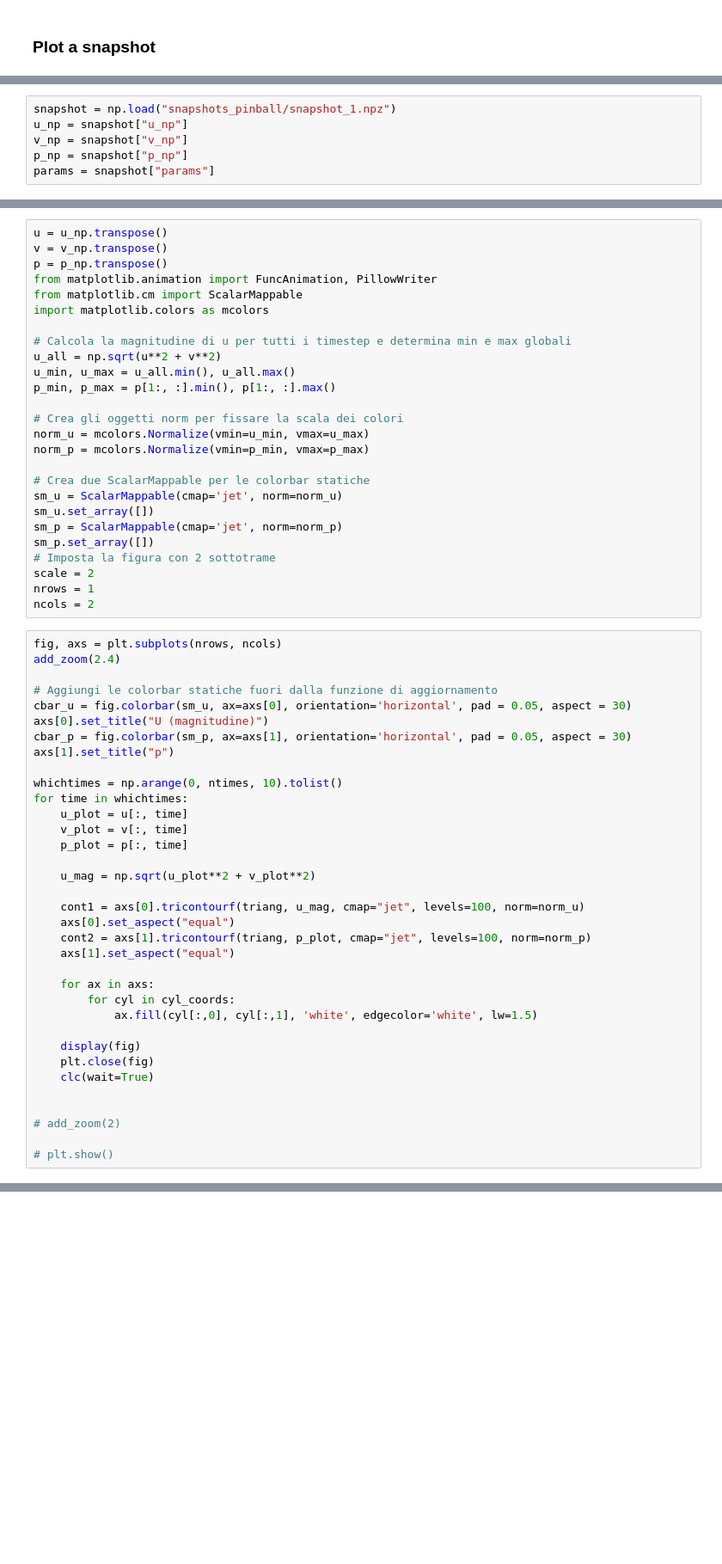
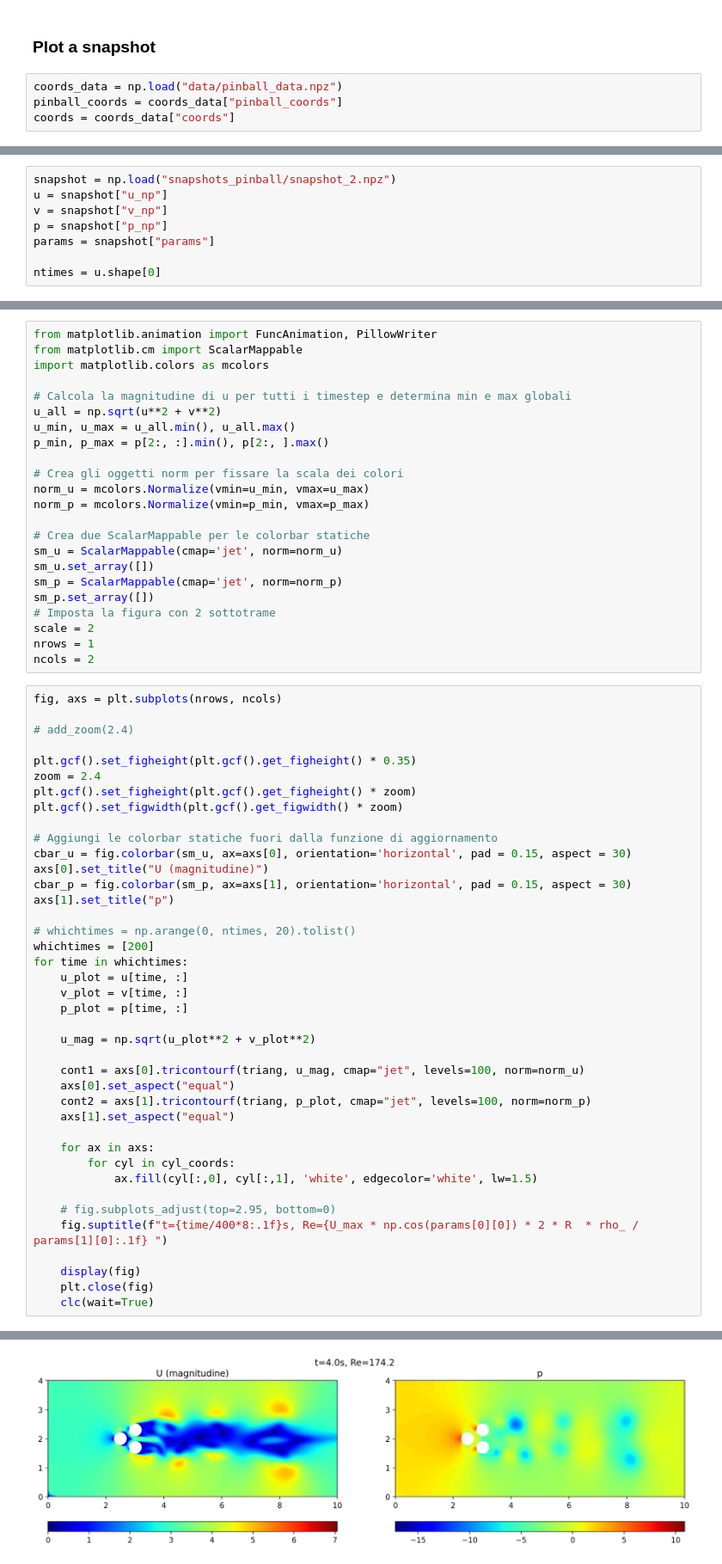
Before and after one commit to adrianoracano/mySHRED, a Jupyter notebook: plot_trajectory_pinball.ipynb, the cells around one changed output, grey strips where cells are left out. Shown at 86% size. Cells and saved outputs as stored; diff of their text form; blank space fills up the shorter version.

```diff
--- a/plot_trajectory_pinball.ipynb
+++ b/plot_trajectory_pinball.ipynb
@@ -856,3 +829,7 @@ np.savez("data/pinball_data.npz", naca0012_airfoil_coords = pinball_coords, naca
 # %% [markdown]
 ### Plot a snapshot
+# %%
+coords_data = np.load("data/pinball_data.npz")
+pinball_coords = coords_data["pinball_coords"]
+coords = coords_data["coords"]
 # %%
@@ -870,8 +847,10 @@ cyl_coords.append(pinball_coords[np.where((pinball_coords[:, 0] - centers[0][0])
 cyl_coords.append(pinball_coords[np.where((pinball_coords[:, 0] - centers[1][0])**2 + (pinball_coords[:, 1] - centers[1][1])**2 <= (R + 1e-3)**2)])
 cyl_coords.append(pinball_coords[np.where((pinball_coords[:, 0] - centers[2][0])**2 + (pinball_coords[:, 1] - centers[2][1])**2 <= (R + 1e-3)**2)])
 # %%
-snapshot = np.load("snapshots_pinball/snapshot_1.npz")
-u_np = snapshot["u_np"]
-v_np = snapshot["v_np"]
-p_np = snapshot["p_np"]
+snapshot = np.load("snapshots_pinball/snapshot_2.npz")
+u = snapshot["u_np"]
+v = snapshot["v_np"]
+p = snapshot["p_np"]
 params = snapshot["params"]
+
+ntimes = u.shape[0]
@@ -880,7 +857,4 @@ ntimes = u_np.shape[0]
 # %%
-u = u_np.transpose()
-v = v_np.transpose()
-p = p_np.transpose()
 from matplotlib.animation import FuncAnimation, PillowWriter
 from matplotlib.cm import ScalarMappable
 import matplotlib.colors as mcolors
@@ -888,7 +862,7 @@ import matplotlib.colors as mcolors
 # Calcola la magnitudine di u per tutti i timestep e determina min e max globali
 u_all = np.sqrt(u**2 + v**2)
 u_min, u_max = u_all.min(), u_all.max()
-p_min, p_max = p[1:, :].min(), p[1:, :].max()
+p_min, p_max = p[2:, :].min(), p[2:, ].max()
 
 # Crea gli oggetti norm per fissare la scala dei colori
 norm_u = mcolors.Normalize(vmin=u_min, vmax=u_max)
@@ -905,19 +879,26 @@ nrows = 1
 ncols = 2
 # %%
 fig, axs = plt.subplots(nrows, ncols)
-add_zoom(2.4)
+
+# add_zoom(2.4)
+
+plt.gcf().set_figheight(plt.gcf().get_figheight() * 0.35)
+zoom = 2.4
+plt.gcf().set_figheight(plt.gcf().get_figheight() * zoom)
+plt.gcf().set_figwidth(plt.gcf().get_figwidth() * zoom)
 
 # Aggiungi le colorbar statiche fuori dalla funzione di aggiornamento
-cbar_u = fig.colorbar(sm_u, ax=axs[0], orientation='horizontal', pad = 0.05, aspect = 30)
+cbar_u = fig.colorbar(sm_u, ax=axs[0], orientation='horizontal', pad = 0.15, aspect = 30)
 axs[0].set_title("U (magnitudine)")
-cbar_p = fig.colorbar(sm_p, ax=axs[1], orientation='horizontal', pad = 0.05, aspect = 30)
+cbar_p = fig.colorbar(sm_p, ax=axs[1], orientation='horizontal', pad = 0.15, aspect = 30)
 axs[1].set_title("p")
 
-whichtimes = np.arange(0, ntimes, 10).tolist()
+# whichtimes = np.arange(0, ntimes, 20).tolist()
+whichtimes = [200]
 for time in whichtimes:
-    u_plot = u[:, time]
-    v_plot = v[:, time]
-    p_plot = p[:, time]
+    u_plot = u[time, :]
+    v_plot = v[time, :]
+    p_plot = p[time, :]
 
     u_mag = np.sqrt(u_plot**2 + v_plot**2)
 
@@ -930,12 +911,10 @@ for time in whichtimes:
         for cyl in cyl_coords:
             ax.fill(cyl[:,0], cyl[:,1], 'white', edgecolor='white', lw=1.5)
 
+    # fig.subplots_adjust(top=2.95, bottom=0)
+    fig.suptitle(f"t={time/400*8:.1f}s, Re={U_max * np.cos(params[0][0]) * 2 * R  * rho_ / params[1][0]:.1f} ")
+
     display(fig)
     plt.close(fig)
     clc(wait=True)
-
-
-# add_zoom(2)
-
-# plt.show()
 # %% [output]
@@ -942,0 +921 @@ KeyboardInterrupt:
+[figure, added]
```
Also changed, not shown: parts of 17 cells of this notebook, 1 other file.
